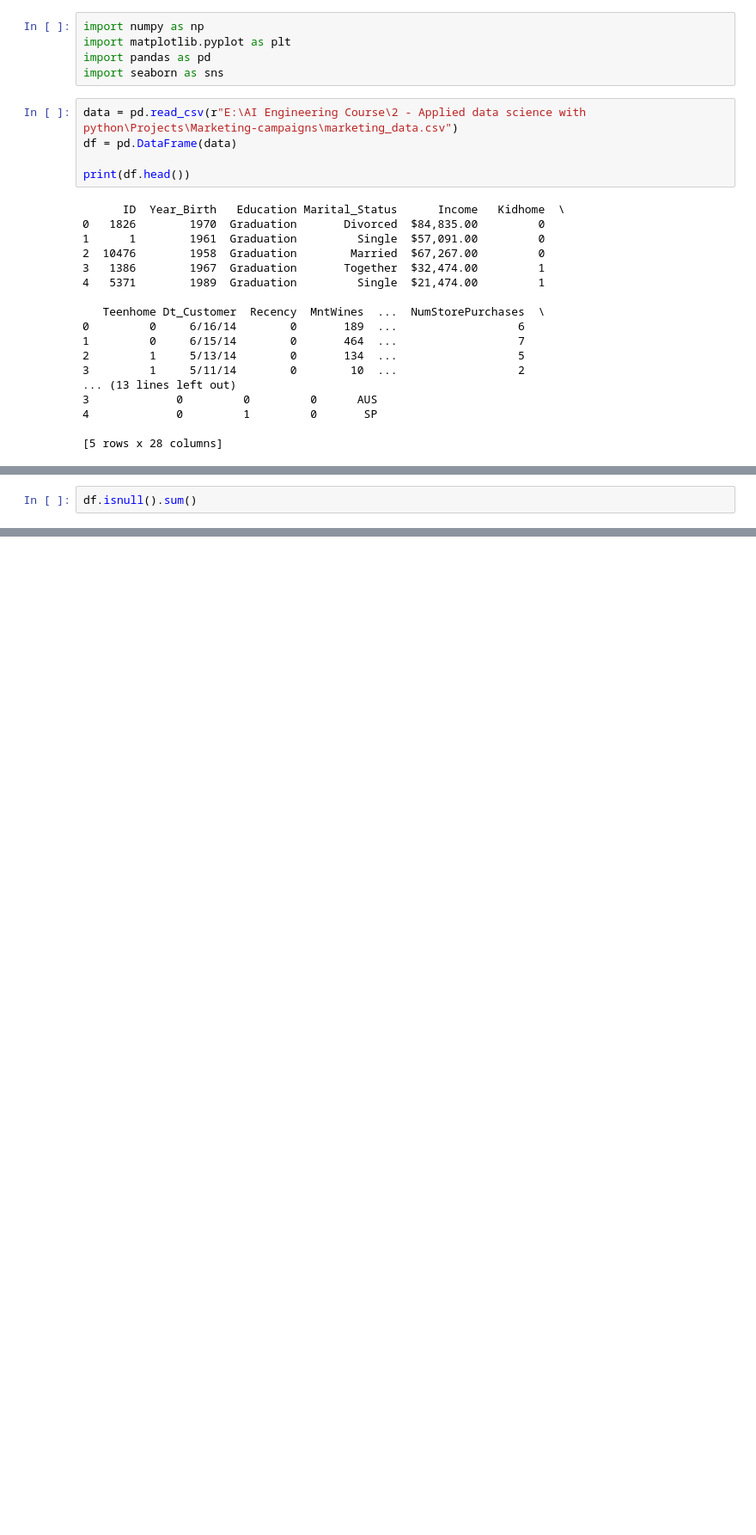
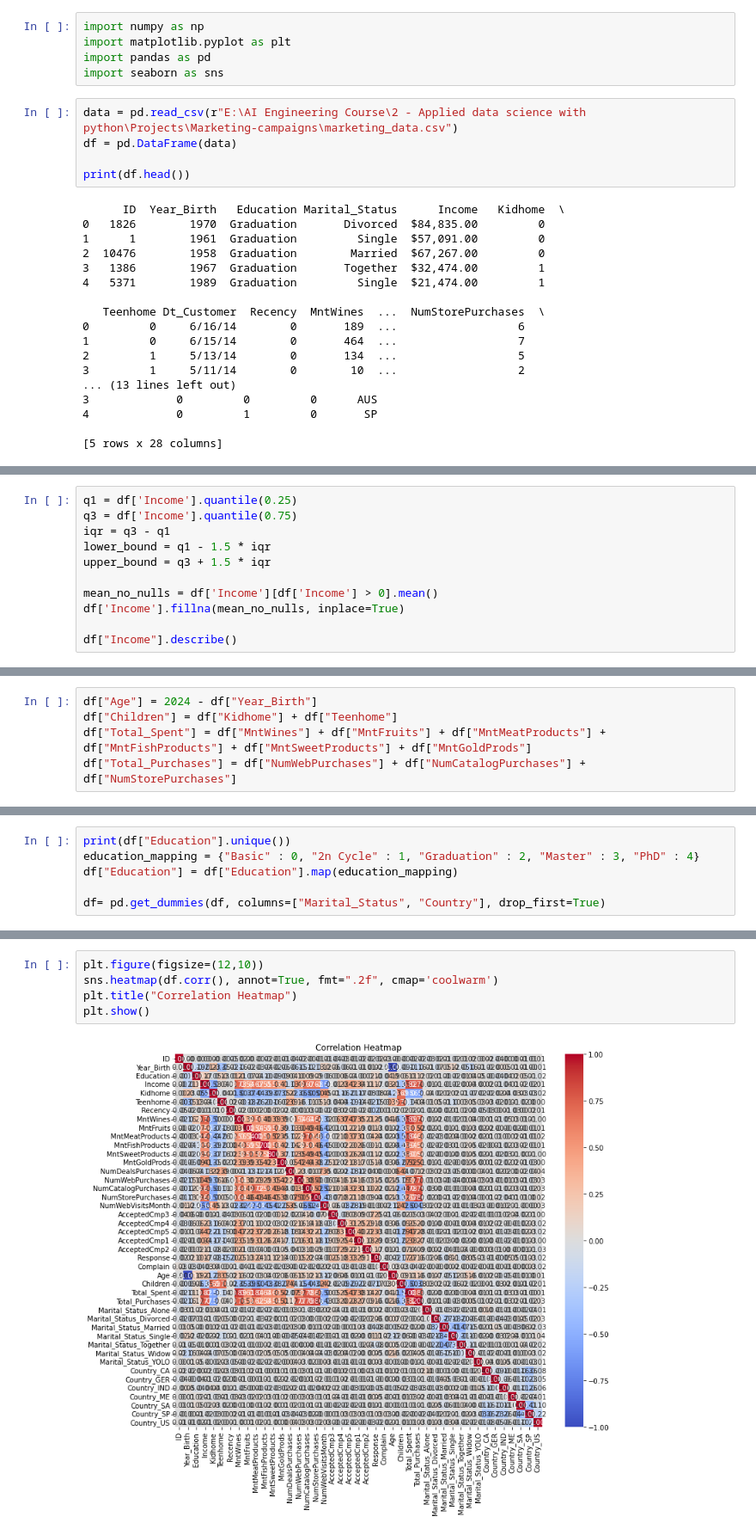
Before and after one commit to NitinJayavarapu12/Marketing-campaigns, a Jupyter notebook: Marketing_campaigns.ipynb, the cells around one changed output, grey strips where cells are left out. Shown at 86% size. Cells and saved outputs as stored; diff of their text form; blank space fills up the shorter version.

```diff
--- a/Marketing_campaigns.ipynb
+++ b/Marketing_campaigns.ipynb
@@ -31,3 +127,12 @@ print(df.head())
 # %%
-df.isnull().sum()
+q1 = df['Income'].quantile(0.25)
+q3 = df['Income'].quantile(0.75)
+iqr = q3 - q1
+lower_bound = q1 - 1.5 * iqr
+upper_bound = q3 + 1.5 * iqr
+
+mean_no_nulls = df['Income'][df['Income'] > 0].mean()
+df['Income'].fillna(mean_no_nulls, inplace=True)
+
+df["Income"].describe()
 # %% [output]
@@ -34,0 +150,5 @@ KeyError: 'Income'
+# %%
+df["Age"] = 2024 - df["Year_Birth"]
+df["Children"] = df["Kidhome"] + df["Teenhome"]
+df["Total_Spent"] = df["MntWines"] + df["MntFruits"] + df["MntMeatProducts"] + df["MntFishProducts"] + df["MntSweetProducts"] + df["MntGoldProds"]
+df["Total_Purchases"] = df["NumWebPurchases"] + df["NumCatalogPurchases"] + df["NumStorePurchases"]
@@ -34,0 +157,6 @@ KeyError: 'Income'
+# %%
+print(df["Education"].unique())
+education_mapping = {"Basic" : 0, "2n Cycle" : 1, "Graduation" : 2, "Master" : 3, "PhD" : 4}
+df["Education"] = df["Education"].map(education_mapping)
+
+df= pd.get_dummies(df, columns=["Marital_Status", "Country"], drop_first=True)
@@ -34,0 +167,7 @@ KeyError: 'Income'
+# %%
+plt.figure(figsize=(12,10))
+sns.heatmap(df.corr(), annot=True, fmt=".2f", cmap='coolwarm')
+plt.title("Correlation Heatmap")
+plt.show()
+# %% [output]
+[figure, added]
```
Also changed, not shown: parts of 18 cells of this notebook.
